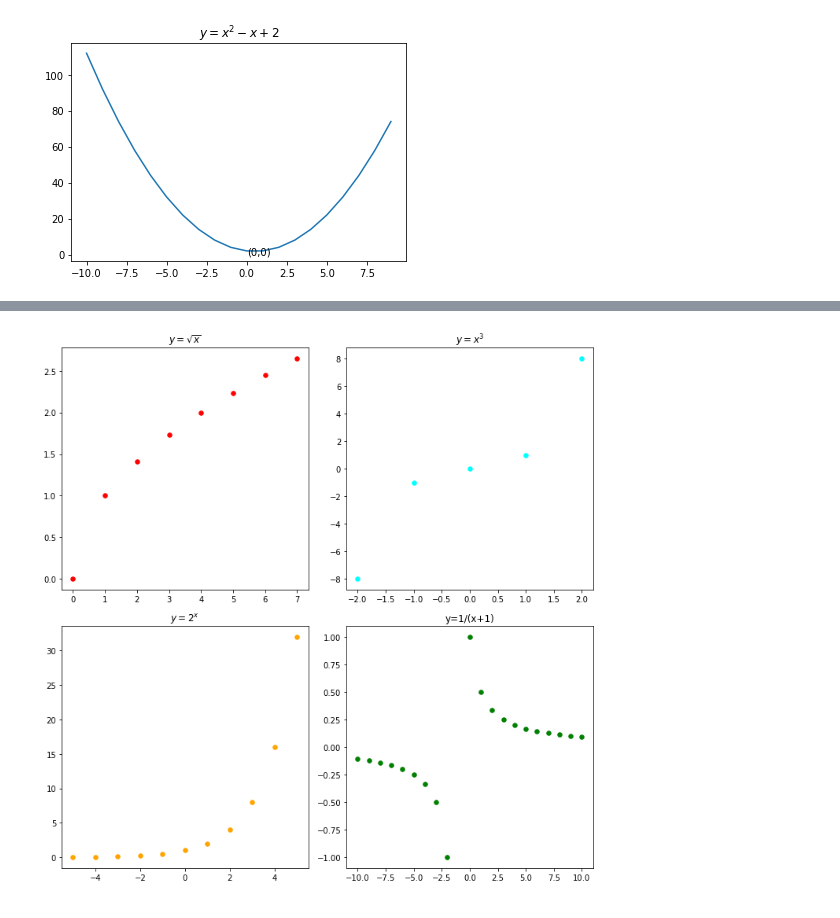
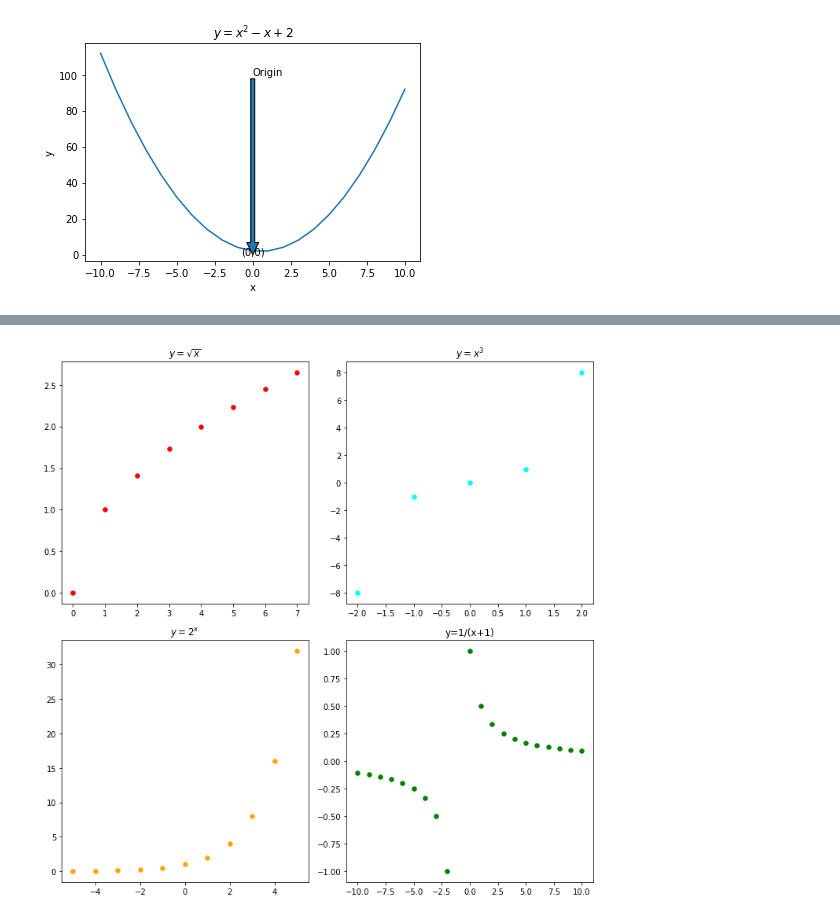
Before and after one commit to annah-vu/numpy-pandas-visualization-exercises, a Jupyter notebook: matplotlib_exercises.ipynb, the cells around one changed output, grey strips where cells are left out. Cells and saved outputs as stored; diff of their text form; code cells hidden in the pictures.

```diff
--- a/matplotlib_exercises.ipynb
+++ b/matplotlib_exercises.ipynb
@@ -1,12 +1,15 @@
 # %%
 #1.) plot y=x^2 - x + 2 that generates (x,y) points and add (0,0) to the graph
 
 import matplotlib.pyplot as plt
-x = list(range(-10,10))
+x = list(range(-10,11))
 y = [n**2 - n + 2 for n in x]
 plt.plot(x,y)
-plt.text(0,0, '(0,0)', fontsize=10)
+plt.text(-.75,0, '(0,0)', fontsize=10)
 plt.title('$y=x^2 - x +2$')
+plt.xlabel('x')
+plt.ylabel('y')
+plt.annotate('Origin', xy = (0,0), xytext = (0,100), arrowprops={})
 plt.show()
 # %% [output]
-[figure, old version]
+[figure, new version]
```
Also changed, not shown: parts of 4 cells of this notebook, 1 other file.
